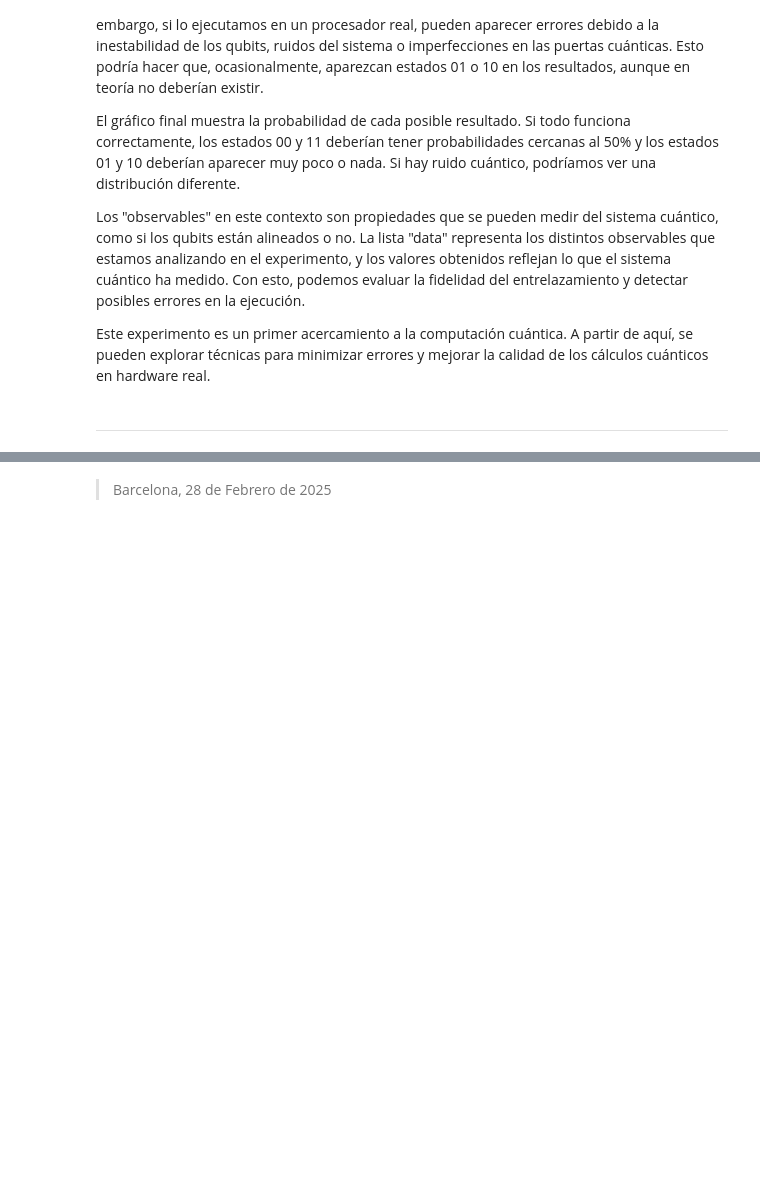
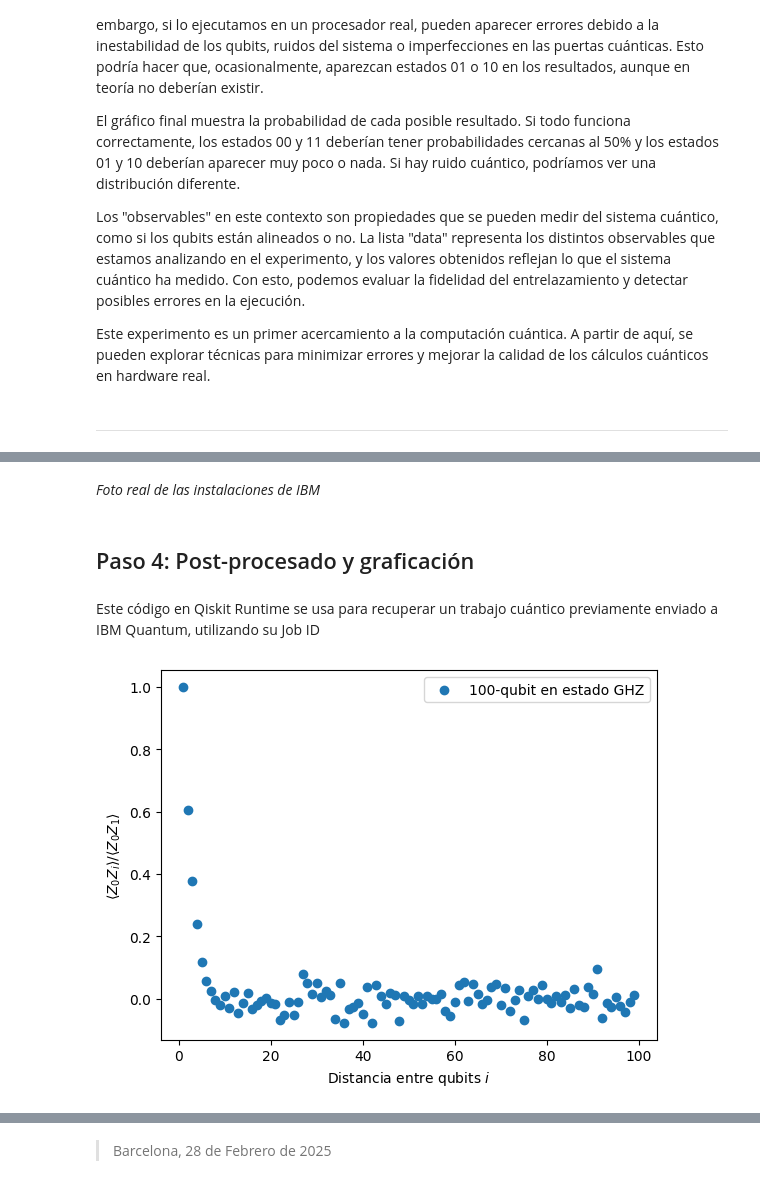
Before and after one commit to HectorAyusoMartin/IBM_Qiskit_quantum_tests, a Jupyter notebook: 1-test_entrelazamiento_cuantico.ipynb, the cells around one changed output, grey strips where cells are left out. Drawn from its saved outputs; the diff is of its cells as text; code cells hidden in the pictures; blank space fills up the shorter version.

```diff
--- a/1-test_entrelazamiento_cuantico.ipynb
+++ b/1-test_entrelazamiento_cuantico.ipynb
@@ -112,0 +124,19 @@ Este experimento es un primer acercamiento a la computación cuántica. A partir
+# %%
+from qiskit import QuantumCircuit
+import matplotlib.pyplot as plt
+
+
+def obtener_circuito_GHZ(n):
+
+    """Función para obtener un circuito de n qubits en estado GHZ. El parámetro n es el número de qubits del circuito."""
+    qc = QuantumCircuit(n)
+    qc.h(0)
+
+    for i in range(n-1):
+        qc.cx(i,i+1)
+
+    return qc
+
+
+n = 100
+circuito = obtener_circuito_GHZ(n)
@@ -112,0 +152,8 @@ Este experimento es un primer acercamiento a la computación cuántica. A partir
+# %%
+from qiskit.quantum_info import SparsePauliOp
+
+operator_strings = ['Z' + 'I' * i + 'Z' + 'I' * (n-2-i) for i in range(n-1)]
+print(operator_strings)
+print(f'La longitud de la cadena de operadores es {len(operator_strings)}')
+
+operators = [SparsePauliOp(operator_strings) for operator_strings in operator_strings]
@@ -112,0 +247,25 @@ Este experimento es un primer acercamiento a la computación cuántica. A partir
+# %% [markdown]
+*Foto real de las instalaciones de IBM*
+# %% [markdown]
+## Paso 4: Post-procesado y graficación
+# %%
+job_id = 'cz123qpp6030008bwhf0'
+service = QiskitRuntimeService()
+job = service.job(job_id)
+# %% [markdown]
+Este código en Qiskit Runtime se usa para recuperar un trabajo cuántico previamente enviado a IBM Quantum, utilizando su Job ID
+# %%
+import matplotlib.pyplot as plt
+
+data = list(range(1,len(operators)+1))
+result = job.result()[0]
+values  = result.data.evs
+values = [v/ values[0] for v  in values]
+
+plt.scatter(data , values, marker='o', label = '100-qubit en estado GHZ')
+plt.xlabel('Distancia entre qubits $i$')
+plt.ylabel(r'$\langle Z_0 Z_i \rangle / \langle Z_0 Z_1 \rangle$') #Notación Latex. Latex se usa para escribir fórmulas matemáticas, notación científica, etc.
+plt.legend()
+plt.show()
+# %% [output]
+[figure, added]
```
Also changed, not shown: parts of 49 cells of this notebook, 8 other files.
